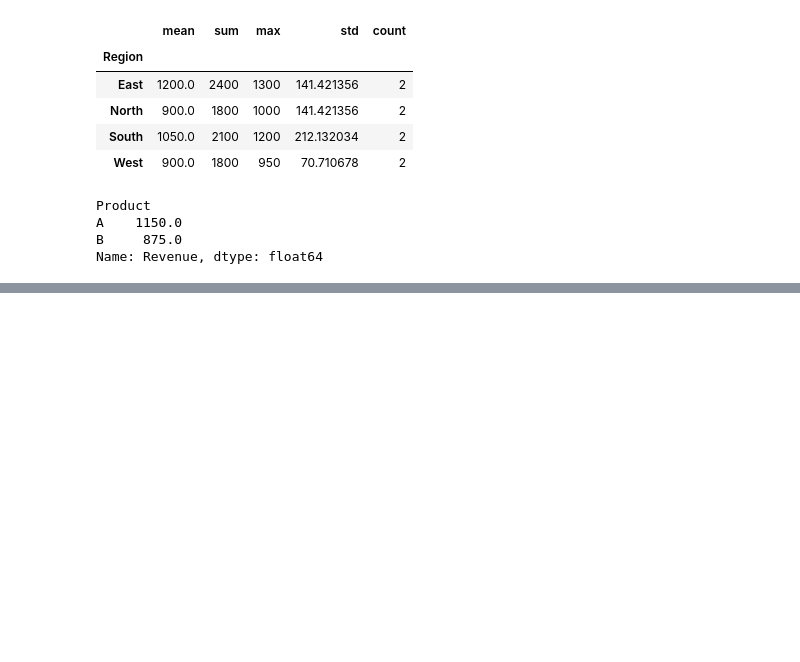
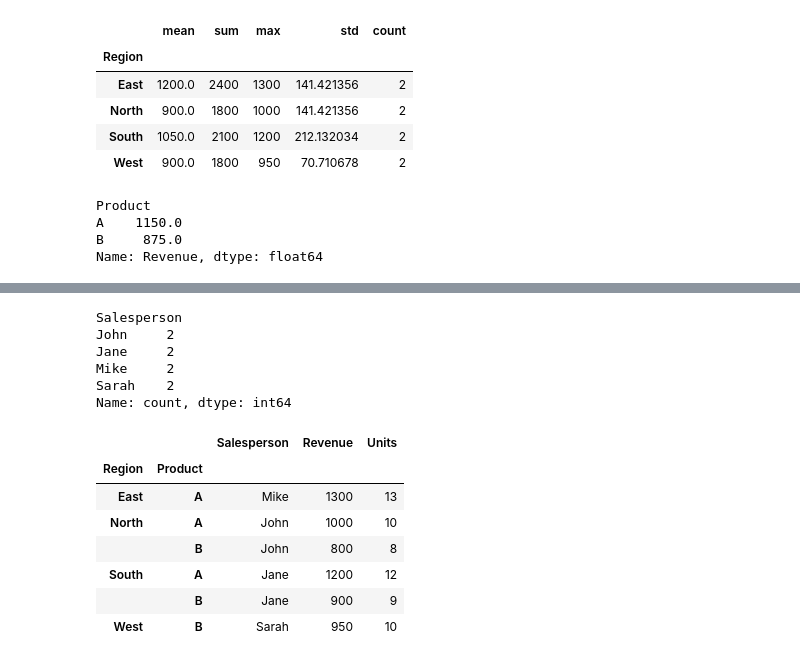
Before and after one commit to KEN-DATALABS/PROJECT-LIST, a Jupyter notebook: OneDrive/Documents/List Project/Project3.ipynb, the cells around one changed output, grey strips where cells are left out. Cells and saved outputs as stored; diff of their text form; code cells hidden in the pictures; blank space fills up the shorter version.

```diff
--- a/OneDrive/Documents/List Project/Project3.ipynb
+++ b/OneDrive/Documents/List Project/Project3.ipynb
@@ -564,0 +575,21 @@ Name: Revenue, dtype: float64
+# %%
+sales['Salesperson'].value_counts()
+# %% [output]
+Salesperson
+John     2
+Jane     2
+Mike     2
+Sarah    2
+Name: count, dtype: int64
+# %%
+max_single_sale= sales.groupby(['Region','Product']).max()
+max_single_sale
+# %% [output]
+|  |  | Salesperson | Revenue | Units |
+| Region | Product |  |  |  |
+| East | A | Mike | 1300 | 13 |
+| North | A | John | 1000 | 10 |
+|  | B | John | 800 | 8 |
+| South | A | Jane | 1200 | 12 |
+|  | B | Jane | 900 | 9 |
+| West | B | Sarah | 950 | 10 |
```
Also changed, not shown: parts of 1 cell of this notebook.
